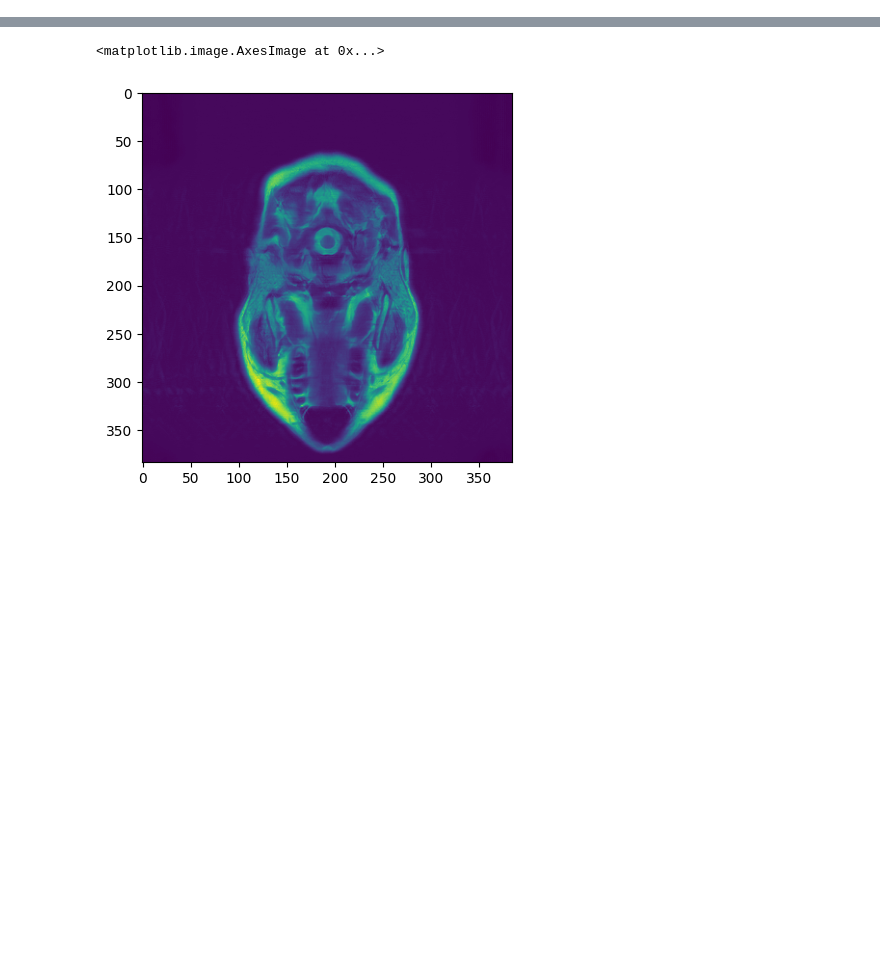
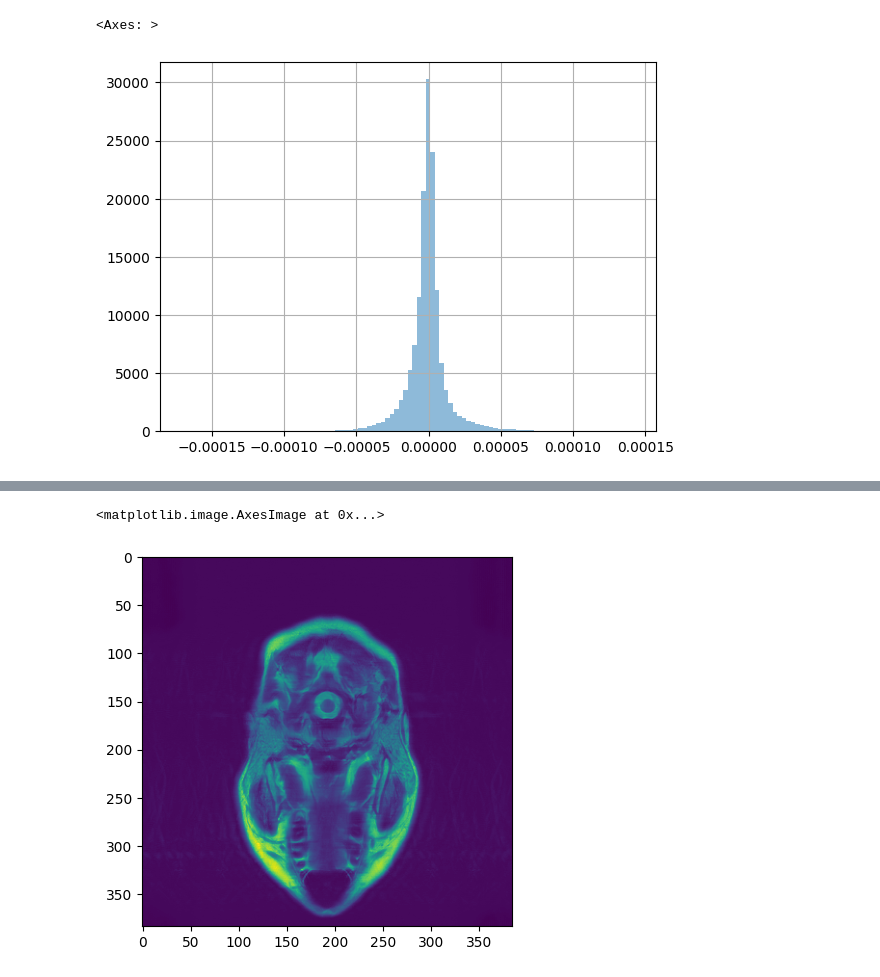
Before and after one commit to slowGPU/burning_gpu, a Jupyter notebook: 02_Dataset_EDA.ipynb, the cells around one changed output, grey strips where cells are left out. Saved outputs shown, nothing was run; the diff lists cells and outputs as text; code cells hidden in the pictures; blank space fills up the shorter version.

```diff
--- a/02_Dataset_EDA.ipynb
+++ b/02_Dataset_EDA.ipynb
@@ -24,3 +27,13 @@ grappa[idx, :, :].max(), gt_image[idx, :, :].max(), reconstruction[idx, :, :].ma
+# %%
+ser_gt = pd.Series(gt_image[0].flatten())
+ser_re = pd.Series(reconstruction[0].flatten())
+# %%
+df = pd.DataFrame({'gt': ser_gt, 're': ser_re})
+df['diff'] = df['gt'] - df['re']
+df['diff'].hist(bins=100, alpha=0.5)
+# %% [output]
+<Axes: >
+[figure, added]
 # %%
 plt.imshow(gt_image[0, :, :])
 plt.show()
```
Also changed, not shown: parts of 7 cells of this notebook, 34 other files.
